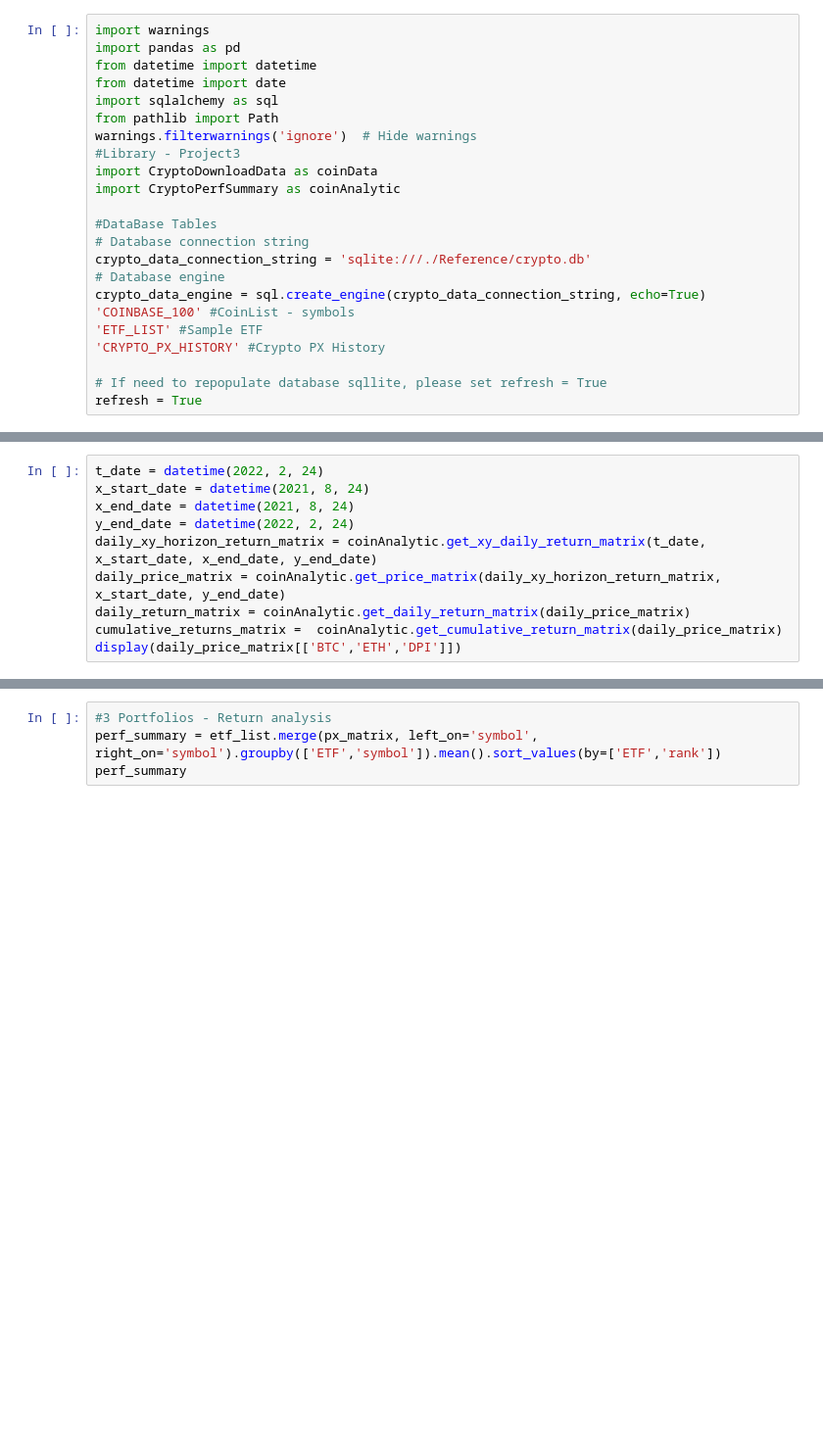
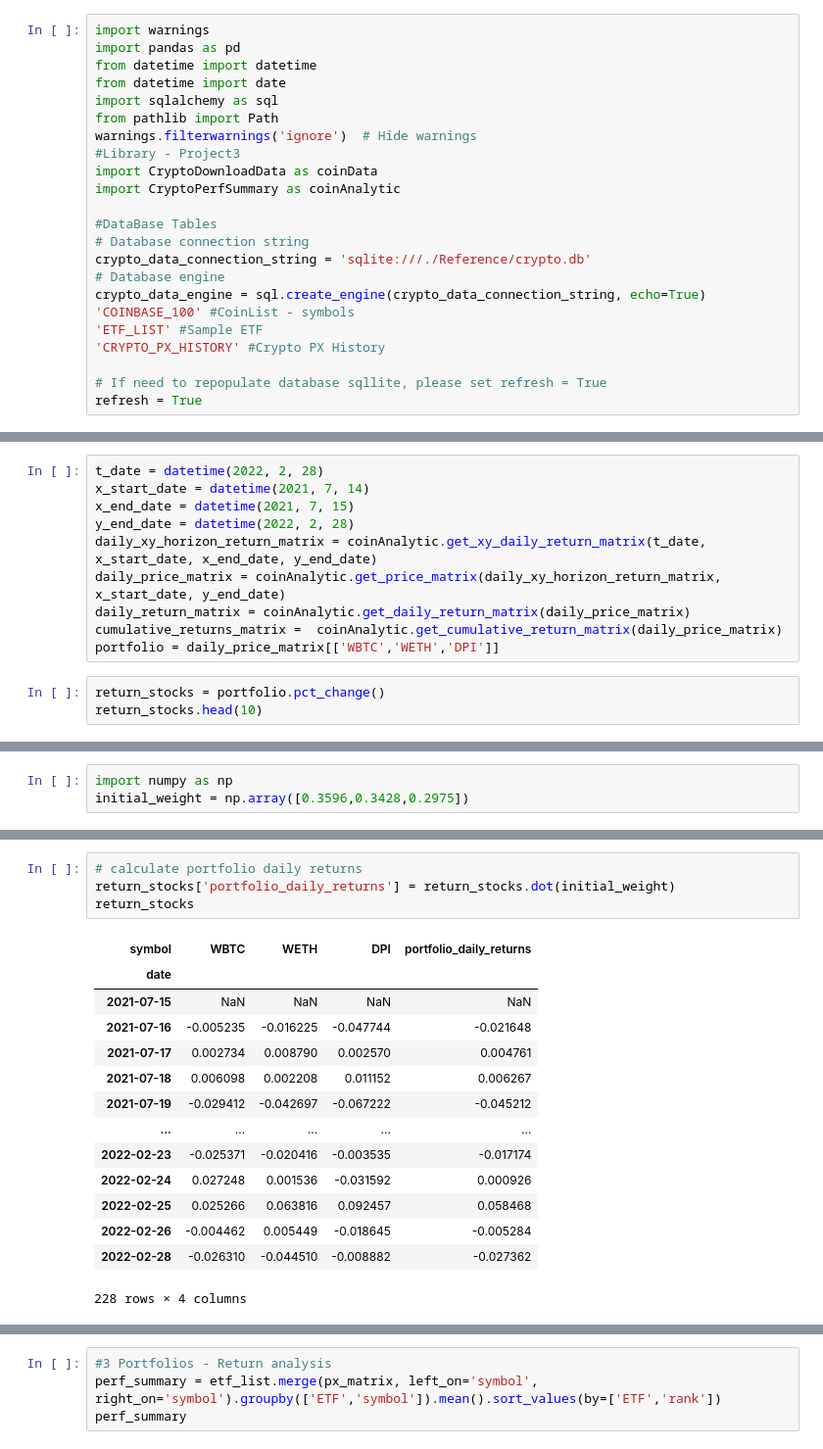
Before and after one commit to stefimaz/Numisma, a Jupyter notebook: CryptoAnalyzer.ipynb, the cells around one changed output, grey strips where cells are left out. Shown at 98% size. Saved outputs shown, nothing was run; the diff lists cells and outputs as text; blank space fills up the shorter version.

```diff
--- a/CryptoAnalyzer.ipynb
+++ b/CryptoAnalyzer.ipynb
@@ -116,10 +204,13 @@ display(a)
 # %%
-t_date = datetime(2022, 2, 24)
-x_start_date = datetime(2021, 8, 24)
-x_end_date = datetime(2021, 8, 24)
-y_end_date = datetime(2022, 2, 24)
+t_date = datetime(2022, 2, 28)
+x_start_date = datetime(2021, 7, 14)
+x_end_date = datetime(2021, 7, 15)
+y_end_date = datetime(2022, 2, 28)
 daily_xy_horizon_return_matrix = coinAnalytic.get_xy_daily_return_matrix(t_date, x_start_date, x_end_date, y_end_date)
 daily_price_matrix = coinAnalytic.get_price_matrix(daily_xy_horizon_return_matrix, x_start_date, y_end_date)
 daily_return_matrix = coinAnalytic.get_daily_return_matrix(daily_price_matrix)
 cumulative_returns_matrix =  coinAnalytic.get_cumulative_return_matrix(daily_price_matrix)
-display(daily_price_matrix[['BTC','ETH','DPI']])
+portfolio = daily_price_matrix[['WBTC','WETH','DPI']]
+# %%
+return_stocks = portfolio.pct_change()
+return_stocks.head(10)
@@ -125,0 +230,3 @@ display(daily_price_matrix[['BTC','ETH','DPI']])
+# %%
+import numpy as np
+initial_weight = np.array([0.3596,0.3428,0.2975])
@@ -125,0 +249,19 @@ display(daily_price_matrix[['BTC','ETH','DPI']])
+# %%
+# calculate portfolio daily returns
+return_stocks['portfolio_daily_returns'] = return_stocks.dot(initial_weight)
+return_stocks
+# %% [output]
+| symbol | WBTC | WETH | DPI | portfolio_daily_returns |
+| date |  |  |  |  |
+| 2021-07-15 | NaN | NaN | NaN | NaN |
+| 2021-07-16 | -0.005235 | -0.016225 | -0.047744 | -0.021648 |
+| 2021-07-17 | 0.002734 | 0.008790 | 0.002570 | 0.004761 |
+| 2021-07-18 | 0.006098 | 0.002208 | 0.011152 | 0.006267 |
+| 2021-07-19 | -0.029412 | -0.042697 | -0.067222 | -0.045212 |
+| ... | ... | ... | ... | ... |
+| 2022-02-23 | -0.025371 | -0.020416 | -0.003535 | -0.017174 |
+| 2022-02-24 | 0.027248 | 0.001536 | -0.031592 | 0.000926 |
+| 2022-02-25 | 0.025266 | 0.063816 | 0.092457 | 0.058468 |
+| 2022-02-26 | -0.004462 | 0.005449 | -0.018645 | -0.005284 |
+| 2022-02-28 | -0.026310 | -0.044510 | -0.008882 | -0.027362 |
+228 rows × 4 columns
```
Also changed, not shown: parts of 23 cells of this notebook.
